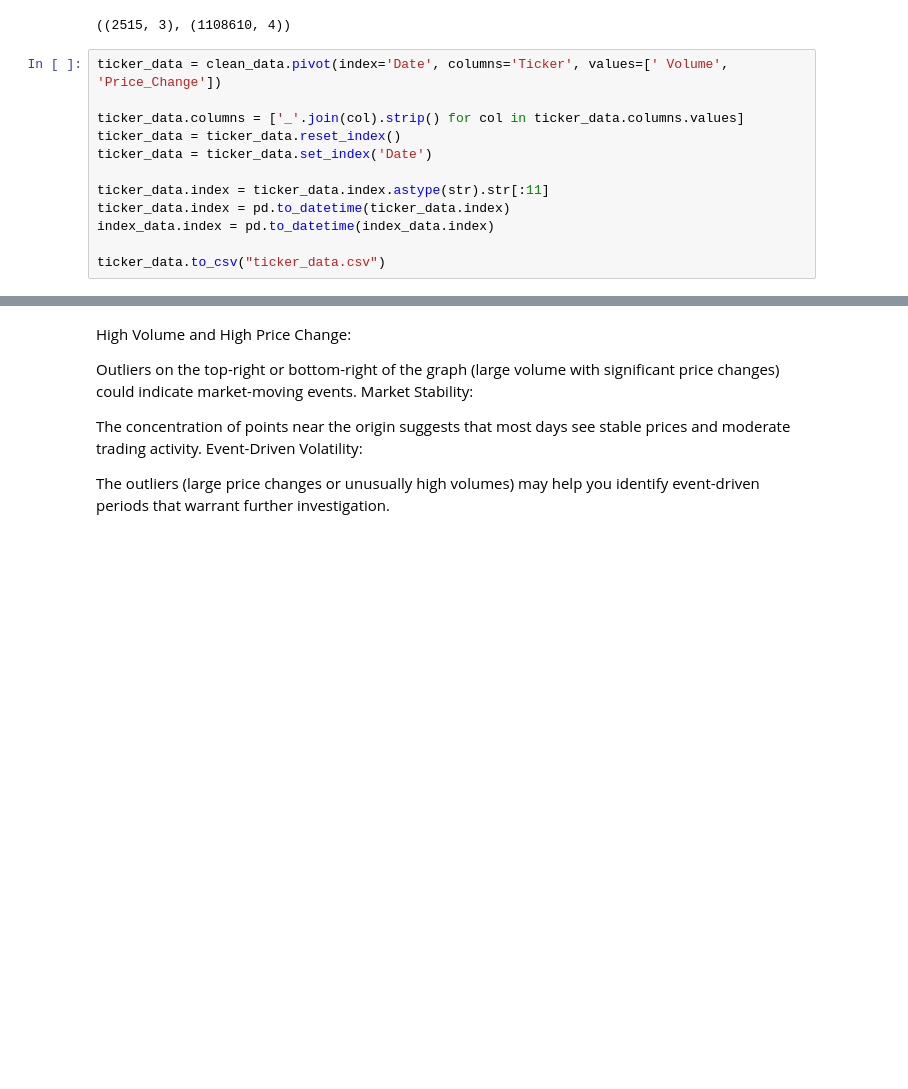
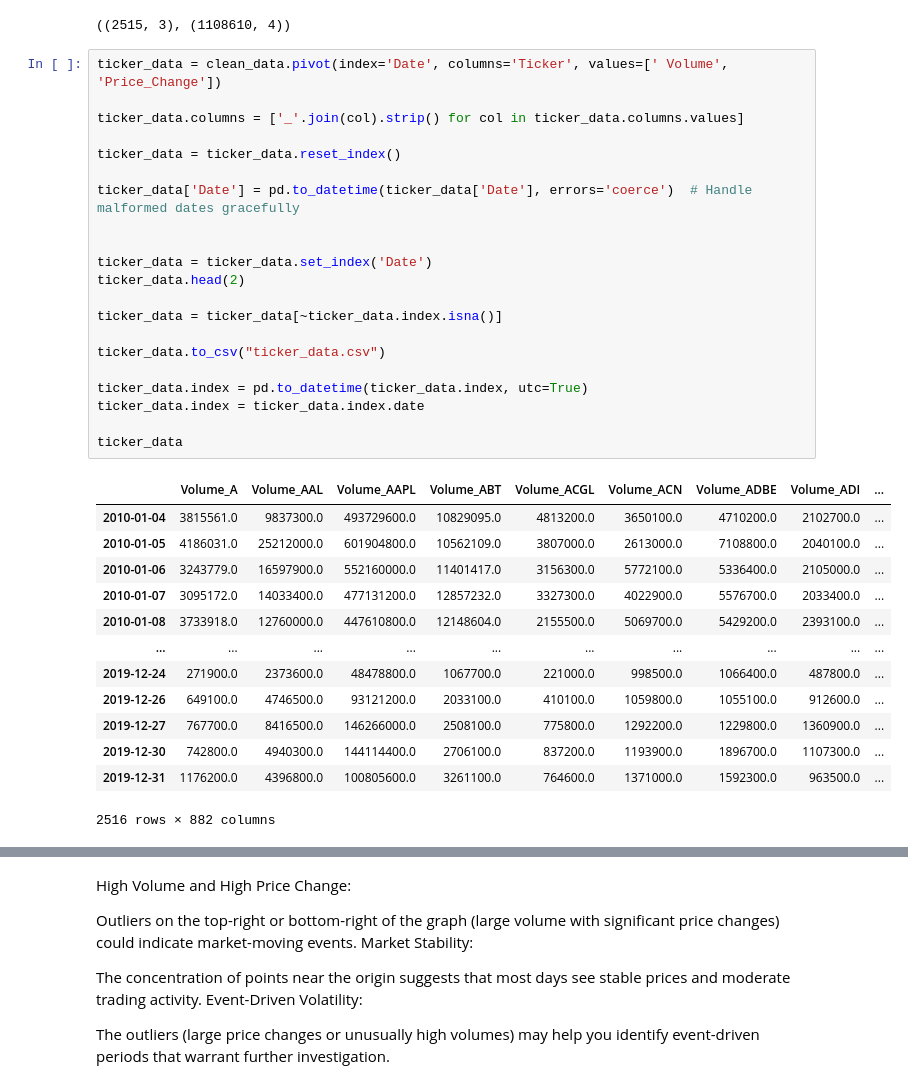
Before and after one commit to mehmeterenozgun/volume-based, a Jupyter notebook: volume.ipynb, the cells around one changed output, grey strips where cells are left out. Cells and saved outputs as stored; diff of their text form; blank space fills up the shorter version.

```diff
--- a/volume.ipynb
+++ b/volume.ipynb
@@ -163,15 +181,38 @@ index_data.shape, clean_data.shape
 # %%
 ticker_data = clean_data.pivot(index='Date', columns='Ticker', values=[' Volume', 'Price_Change'])
 
 ticker_data.columns = ['_'.join(col).strip() for col in ticker_data.columns.values]
+
 ticker_data = ticker_data.reset_index()
+
+ticker_data['Date'] = pd.to_datetime(ticker_data['Date'], errors='coerce')  # Handle malformed dates gracefully
+
+
 ticker_data = ticker_data.set_index('Date')
+ticker_data.head(2)
 
-ticker_data.index = ticker_data.index.astype(str).str[:11]
-ticker_data.index = pd.to_datetime(ticker_data.index)
-index_data.index = pd.to_datetime(index_data.index)
+ticker_data = ticker_data[~ticker_data.index.isna()]
 
 ticker_data.to_csv("ticker_data.csv")
+
+ticker_data.index = pd.to_datetime(ticker_data.index, utc=True)
+ticker_data.index = ticker_data.index.date
+
+ticker_data
+# %% [output]
+|  | Volume_A | Volume_AAL | Volume_AAPL | Volume_ABT | Volume_ACGL | Volume_ACN | Volume_ADBE | Volume_ADI | ... |
+| 2010-01-04 | 3815561.0 | 9837300.0 | 493729600.0 | 10829095.0 | 4813200.0 | 3650100.0 | 4710200.0 | 2102700.0 | ... |
+| 2010-01-05 | 4186031.0 | 25212000.0 | 601904800.0 | 10562109.0 | 3807000.0 | 2613000.0 | 7108800.0 | 2040100.0 | ... |
+| 2010-01-06 | 3243779.0 | 16597900.0 | 552160000.0 | 11401417.0 | 3156300.0 | 5772100.0 | 5336400.0 | 2105000.0 | ... |
+| 2010-01-07 | 3095172.0 | 14033400.0 | 477131200.0 | 12857232.0 | 3327300.0 | 4022900.0 | 5576700.0 | 2033400.0 | ... |
+| 2010-01-08 | 3733918.0 | 12760000.0 | 447610800.0 | 12148604.0 | 2155500.0 | 5069700.0 | 5429200.0 | 2393100.0 | ... |
+| ... | ... | ... | ... | ... | ... | ... | ... | ... | ... |
+| 2019-12-24 | 271900.0 | 2373600.0 | 48478800.0 | 1067700.0 | 221000.0 | 998500.0 | 1066400.0 | 487800.0 | ... |
+| 2019-12-26 | 649100.0 | 4746500.0 | 93121200.0 | 2033100.0 | 410100.0 | 1059800.0 | 1055100.0 | 912600.0 | ... |
+| 2019-12-27 | 767700.0 | 8416500.0 | 146266000.0 | 2508100.0 | 775800.0 | 1292200.0 | 1229800.0 | 1360900.0 | ... |
+| 2019-12-30 | 742800.0 | 4940300.0 | 144114400.0 | 2706100.0 | 837200.0 | 1193900.0 | 1896700.0 | 1107300.0 | ... |
+| 2019-12-31 | 1176200.0 | 4396800.0 | 100805600.0 | 3261100.0 | 764600.0 | 1371000.0 | 1592300.0 | 963500.0 | ... |
+2516 rows × 882 columns
 # %%
 import matplotlib.pyplot as plt
 
```
Also changed, not shown: parts of 6 cells of this notebook.
